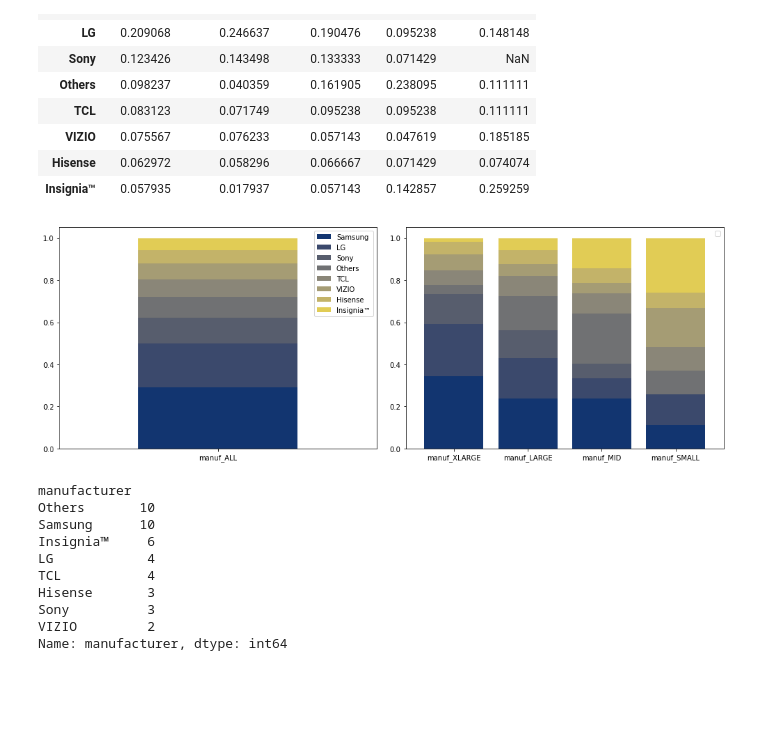
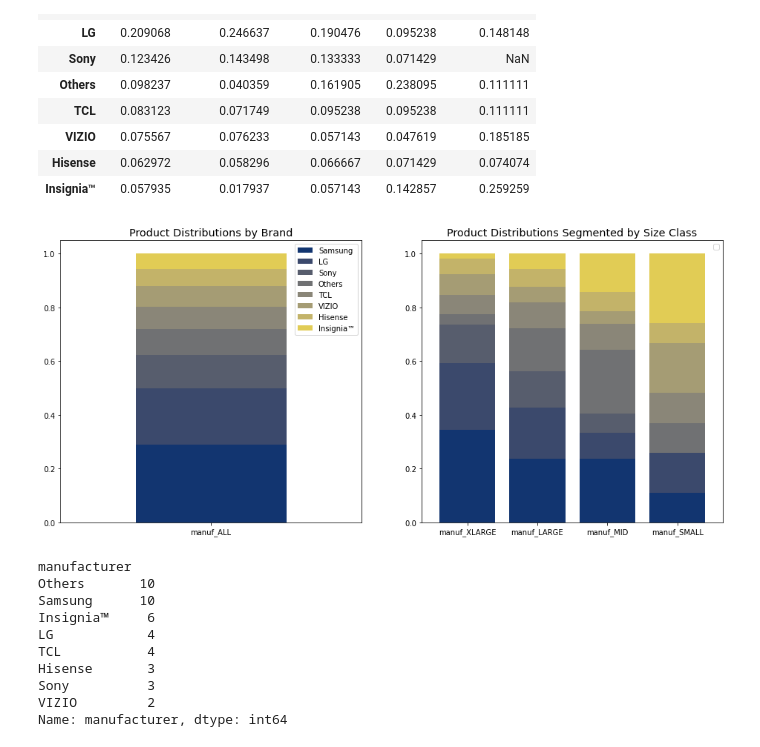
Before and after one commit to dnie44/nycdatascience_python_project, a Jupyter notebook: bb_analysis1.ipynb, the cells around one changed output. Saved outputs shown, nothing was run; the diff lists cells and outputs as text; code cells hidden in the pictures; blank space fills up the shorter version.

Commit message:
addressed missing chart titles and sub-titles issues

```diff
--- a/bb_analysis1.ipynb
+++ b/bb_analysis1.ipynb
@@ -173,20 +173,22 @@ brands_pct
 # %%
 #sns.color_palette()
 n_plots = 8
 
 sns.set_palette(sns.color_palette("cividis", n_plots), n_plots)
 #sns.set_palette(reversed(sns.color_palette("cividis", n_plots)), n_plots)
 
-fig, axes = plt.subplots(figsize=(14, 5), nrows=1, ncols=2)
-fig.tight_layout()
+fig, axes = plt.subplots(figsize=(16, 7), nrows=1, ncols=2)
+#fig.tight_layout()
 brands_pct[['manuf_ALL']].T.plot(ax=axes[0], kind='bar', rot=0, stacked=True).legend(bbox_to_anchor=(1.0, 1.0))
+axes[0].set_title('Product Distributions by Brand', fontweight='light', fontsize='x-large')
 brands_pct[['manuf_XLARGE','manuf_LARGE','manuf_MID','manuf_SMALL']].T\
             .plot(ax=axes[1], kind='bar', rot=0, stacked=True, width=0.8).legend('')
+axes[1].set_title('Product Distributions Segmented by Size Class', fontweight='light', fontsize='x-large')
 
 #save file for Presentation
 fig.savefig('temp.png', transparent=True)
 # %% [output]
-[figure, old version]
+[figure, new version]
 # %%
 brands_bysize.groupby('size_class')['manufacturer'].value_counts().loc['MID']
 # %% [output]
```
Also changed, not shown: parts of 2 cells of this notebook.
